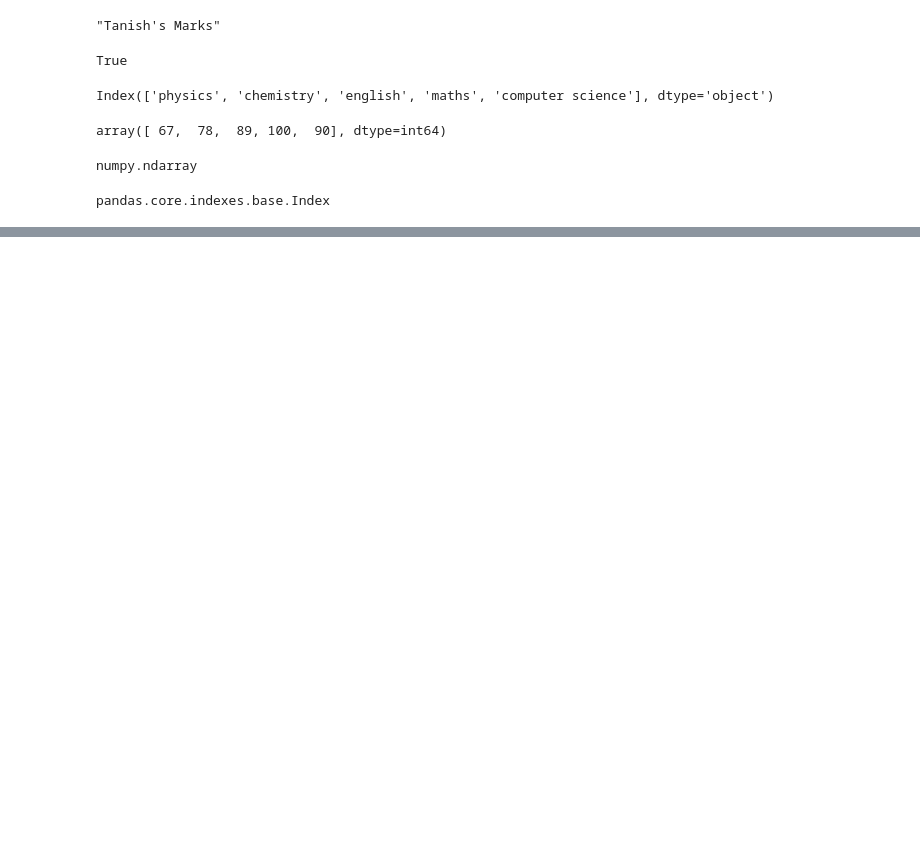
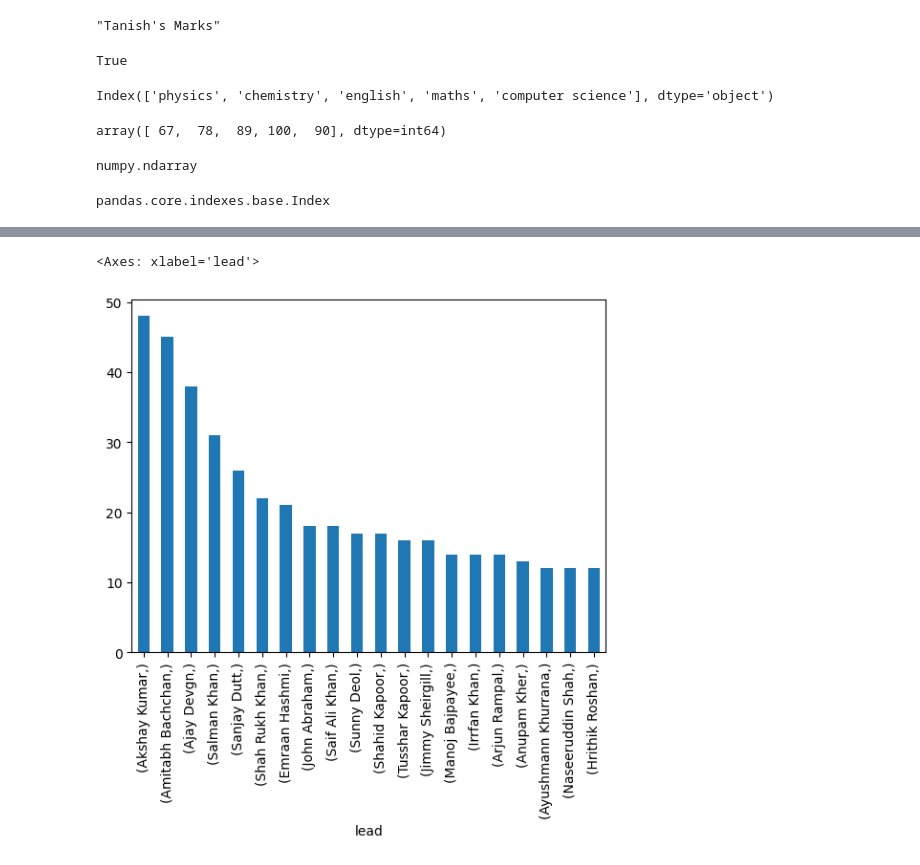
Before and after one commit to gtanish2003/Pandas, a Jupyter notebook: pandas-series.ipynb, the cells around one changed output, grey strips where cells are left out. Cells and saved outputs as stored; diff of their text form; code cells hidden in the pictures; blank space fills up the shorter version.

```diff
--- a/pandas-series.ipynb
+++ b/pandas-series.ipynb
@@ -131,0 +147,2 @@ pandas.core.indexes.base.Index
+# %%
+movie=pd.read_csv("bollywood.csv",index_col='movie')
@@ -131,0 +678,5 @@ pandas.core.indexes.base.Index
+# %%
+movie.value_counts().head(20).plot(kind='bar')
+# %% [output]
+<Axes: xlabel='lead'>
+[figure, added]
```
Also changed, not shown: parts of 68 cells of this notebook.
